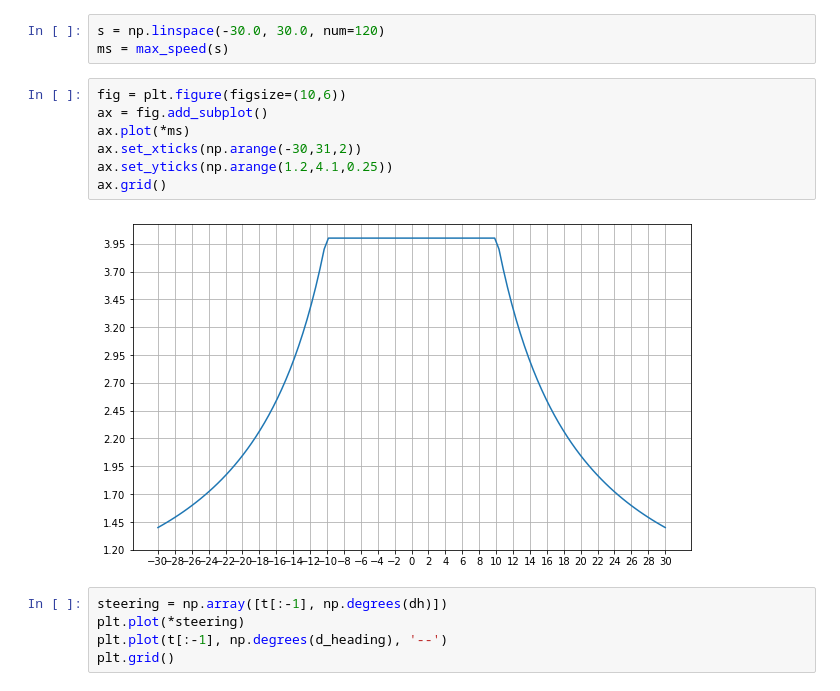
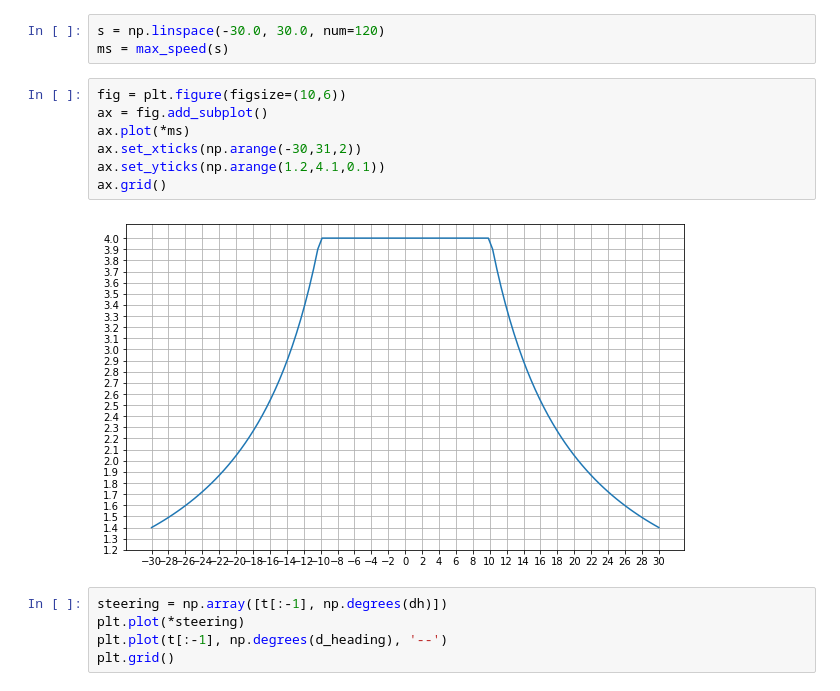
Before and after one commit to Maciej-GBS/dr-gummy, a Jupyter notebook: Track_analysis.ipynb, the cells around one changed output. Drawn from its saved outputs; the diff is of its cells as text.

```diff
--- a/Track_analysis.ipynb
+++ b/Track_analysis.ipynb
@@ -302,12 +304,12 @@ ms = max_speed(s)
 # %%
 fig = plt.figure(figsize=(10,6))
 ax = fig.add_subplot()
 ax.plot(*ms)
 ax.set_xticks(np.arange(-30,31,2))
-ax.set_yticks(np.arange(1.2,4.1,0.25))
+ax.set_yticks(np.arange(1.2,4.1,0.1))
 ax.grid()
 # %% [output]
-[figure, old version]
+[figure, new version]
 # %%
 steering = np.array([t[:-1], np.degrees(dh)])
 plt.plot(*steering)
```
Also changed, not shown: parts of 13 cells of this notebook, 2 other files.
